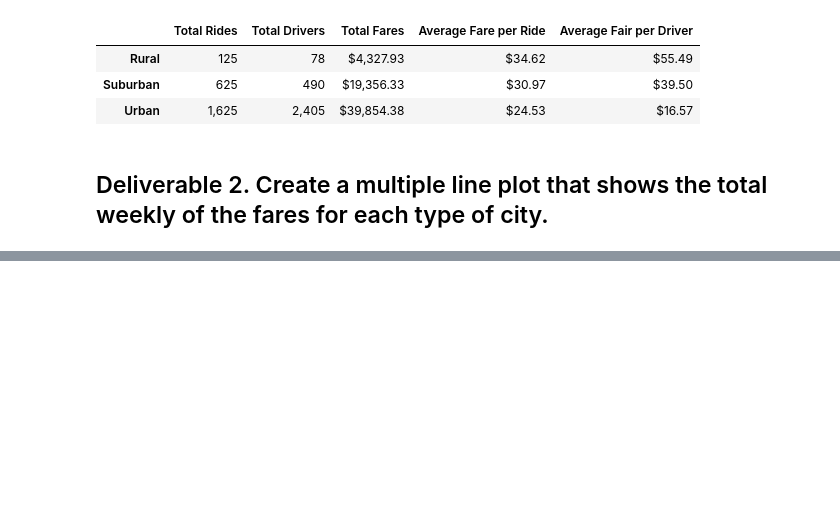
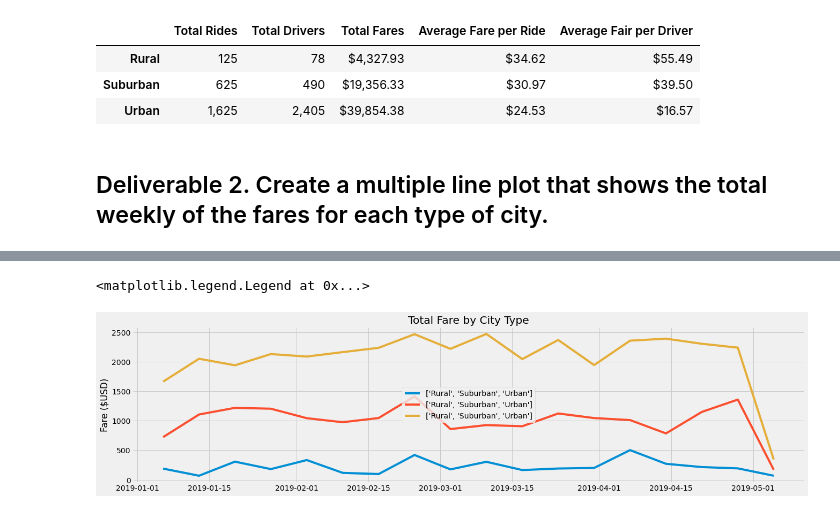
Before and after one commit to smacpherson2021/PyBer_Analysis, a Jupyter notebook: PyBer_Challenge.ipynb, the cells around one changed output, grey strips where cells are left out. Drawn from its saved outputs; the diff is of its cells as text; code cells hidden in the pictures; blank space fills up the shorter version.

```diff
--- a/PyBer_Challenge.ipynb
+++ b/PyBer_Challenge.ipynb
@@ -147,3 +149,5 @@ pyber_summary_df
 # %%
 # 4. Create a pivot table with the 'date' as the index, the columns ='type', and values='fare'
 # to get the total fares for each type of city by the date.
+new_df=new_df.pivot(index="date",columns="type", values="fare")
+new_df.head(10)
@@ -150,7 +167,9 @@ pyber_summary_df
 # %%
 # 5. Create a new DataFrame from the pivot table DataFrame using loc on the given dates, '2019-01-01':'2019-04-29'.
+filtered_df = new_df.loc['2019-01-01 00:00:00':'2019-04-29 23:59:59']
 # %%
 # 6. Set the "date" index to datetime datatype. This is necessary to use the resample() method in Step 8.
 # df.index = pd.to_datetime(df.index)
+filtered_df.index = pd.to_datetime(filtered_df.index)
 # %%
 # 7. Check that the datatype for the index is datetime using df.info()
@@ -157,2 +188,4 @@ pyber_summary_df
 # %%
 # 8. Create a new DataFrame using the "resample()" function by week 'W' and get the sum of the fares for each week.
+weekly_df=filtered_df.resample('W', level=0).sum()
+weekly_df
@@ -159,7 +211,17 @@ pyber_summary_df
 # %%
 # 8. Using the object-oriented interface method, plot the resample DataFrame using the df.plot() function.
 
 # Import the style from Matplotlib.
 from matplotlib import style
 # Use the graph style fivethirtyeight.
 style.use('fivethirtyeight')
+
+fig, ax=plt.subplots(figsize =(20,5))
+ax.plot(weekly_df, label=['Rural','Suburban','Urban'])
+ax.set_title("Total Fare by City Type")
+ax.set_ylabel("Fare ($USD)")
+#ax.set_xlim('2019-01-01','2019-04-29')
+ax.legend()
+# %% [output]
+<matplotlib.legend.Legend at 0x...>
+[figure, added]
```
Also changed, not shown: parts of 5 cells of this notebook.
